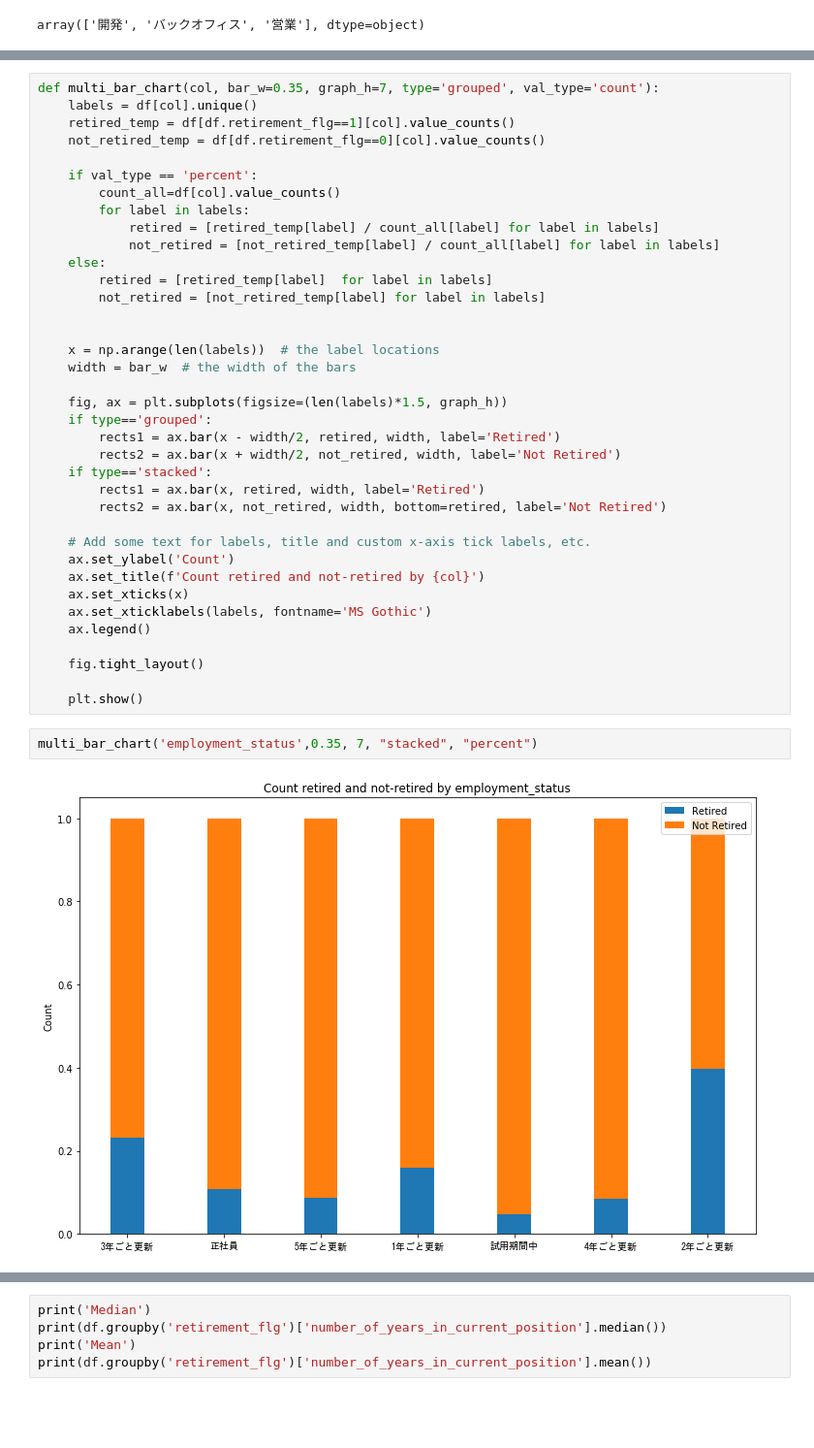
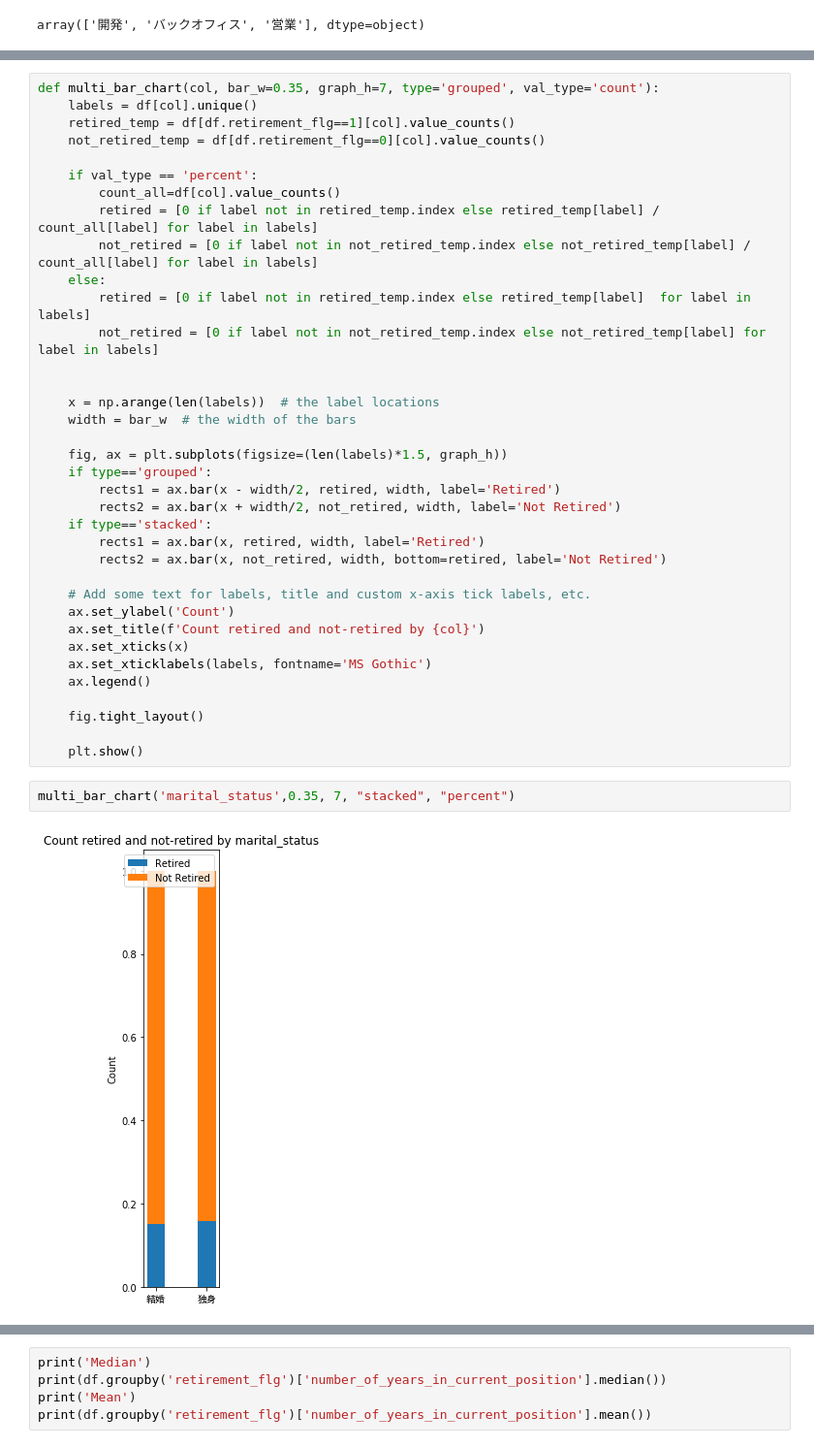
Before and after one commit to ininjame/pythonproj, a Jupyter notebook: data_analysis/ml_study_classification.ipynb, the cells around one changed output, grey strips where cells are left out. Shown: that part at 97% size. Drawn from its saved outputs; the diff is of its cells as text; blank space fills up the shorter version.

Commit message:
fixed multi-bar chart, added classification

```diff
--- a/data_analysis/ml_study_classification.ipynb
+++ b/data_analysis/ml_study_classification.ipynb
@@ -138,12 +112,11 @@ def multi_bar_chart(col, bar_w=0.35, graph_h=7, type='grouped', val_type='count'
 
     if val_type == 'percent':
         count_all=df[col].value_counts()
-        for label in labels:
-            retired = [retired_temp[label] / count_all[label] for label in labels]
-            not_retired = [not_retired_temp[label] / count_all[label] for label in labels]
+        retired = [0 if label not in retired_temp.index else retired_temp[label] / count_all[label] for label in labels]
+        not_retired = [0 if label not in not_retired_temp.index else not_retired_temp[label] / count_all[label] for label in labels]
     else:
-        retired = [retired_temp[label]  for label in labels]
-        not_retired = [not_retired_temp[label] for label in labels]
+        retired = [0 if label not in retired_temp.index else retired_temp[label]  for label in labels]
+        not_retired = [0 if label not in not_retired_temp.index else not_retired_temp[label] for label in labels]
 
 
     x = np.arange(len(labels))  # the label locations
@@ -168,7 +141,7 @@ def multi_bar_chart(col, bar_w=0.35, graph_h=7, type='grouped', val_type='count'
 
     plt.show()
 # %%
-multi_bar_chart('employment_status',0.35, 7, "stacked", "percent")
+multi_bar_chart('marital_status',0.35, 7, "stacked", "percent")
 # %% [output]
-[figure, old version]
+[figure, new version]
 # %%
```
Also changed, not shown: parts of 11 cells of this notebook.
